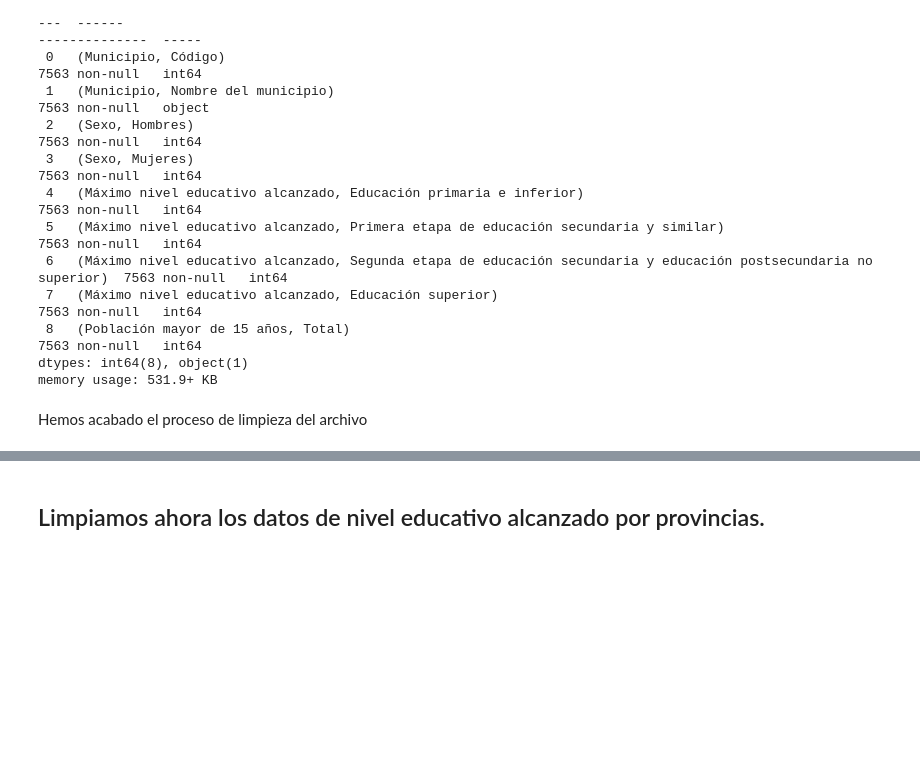
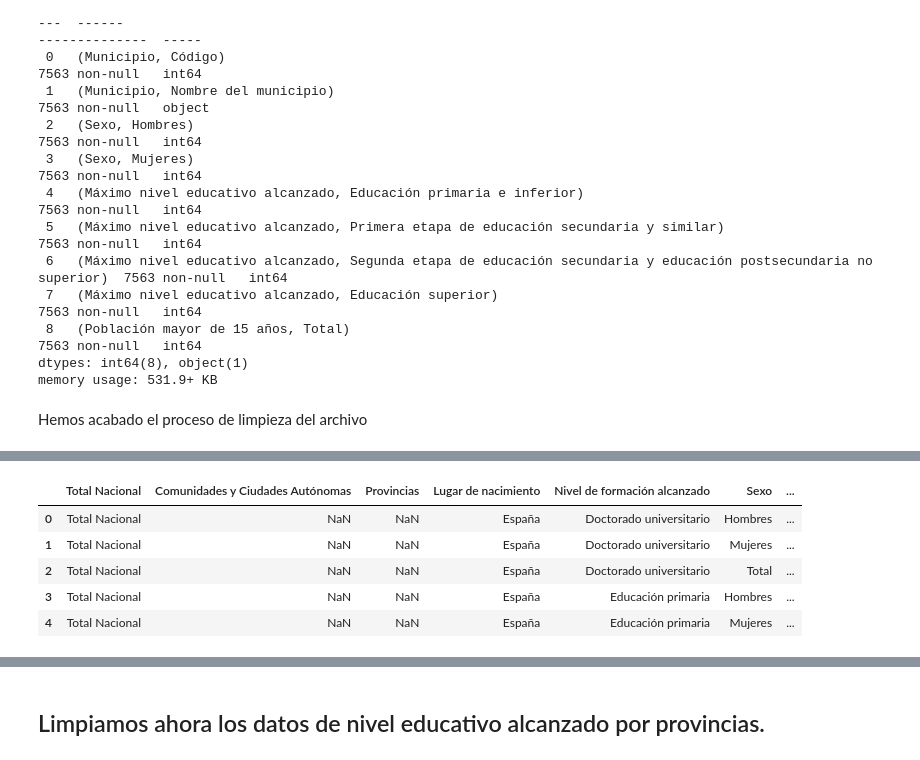
Before and after one commit to Rcm89/TFM-analisis-educacion, a Jupyter notebook: limpieza_datos_nivel_educativo_funciones.ipynb, the cells around one changed output, grey strips where cells are left out. Cells and saved outputs as stored; diff of their text form; code cells hidden in the pictures; blank space fills up the shorter version.

```diff
--- a/limpieza_datos_nivel_educativo_funciones.ipynb
+++ b/limpieza_datos_nivel_educativo_funciones.ipynb
@@ -674,0 +623,20 @@ df_nivel_educativo_municipios_transformado.to_csv("datos_limpiados/municipios/ni
+# %%
+# Filtrar el DataFrame para obtener los tres niveles de información
+
+# Nivel nacional: Filtramos donde "Comunidades y Ciudades Autónomas" sea NaN
+df_nivel_educativo_nacional_filtrado = df_nivel_educativo[df_nivel_educativo['Comunidades y Ciudades Autónomas'].isna()].copy().reset_index(drop=True)
+
+# Nivel autonómico: Filtramos donde "Comunidades y Ciudades Autónomas" no sea NaN y "Provincias" sea NaN
+df_nivel_educativo_autonomico_filtrado = df_nivel_educativo[df_nivel_educativo['Comunidades y Ciudades Autónomas'].notna() & df_nivel_educativo['Provincias'].isna()].copy().reset_index(drop=True)
+
+# Nivel provincial: Filtramos donde "Provincias" no sea NaN
+df_nivel_educativo_provincial_filtrado = df_nivel_educativo[df_nivel_educativo['Provincias'].notna()].copy().reset_index(drop=True)
+# %%
+df_nivel_educativo_nacional_filtrado.head()
+# %% [output]
+|  | Total Nacional | Comunidades y Ciudades Autónomas | Provincias | Lugar de nacimiento | Nivel de formación alcanzado | Sexo | ... |
+| 0 | Total Nacional | NaN | NaN | España | Doctorado universitario | Hombres | ... |
+| 1 | Total Nacional | NaN | NaN | España | Doctorado universitario | Mujeres | ... |
+| 2 | Total Nacional | NaN | NaN | España | Doctorado universitario | Total | ... |
+| 3 | Total Nacional | NaN | NaN | España | Educación primaria | Hombres | ... |
+| 4 | Total Nacional | NaN | NaN | España | Educación primaria | Mujeres | ... |
```
Also changed, not shown: parts of 39 cells of this notebook, 6 other files.
